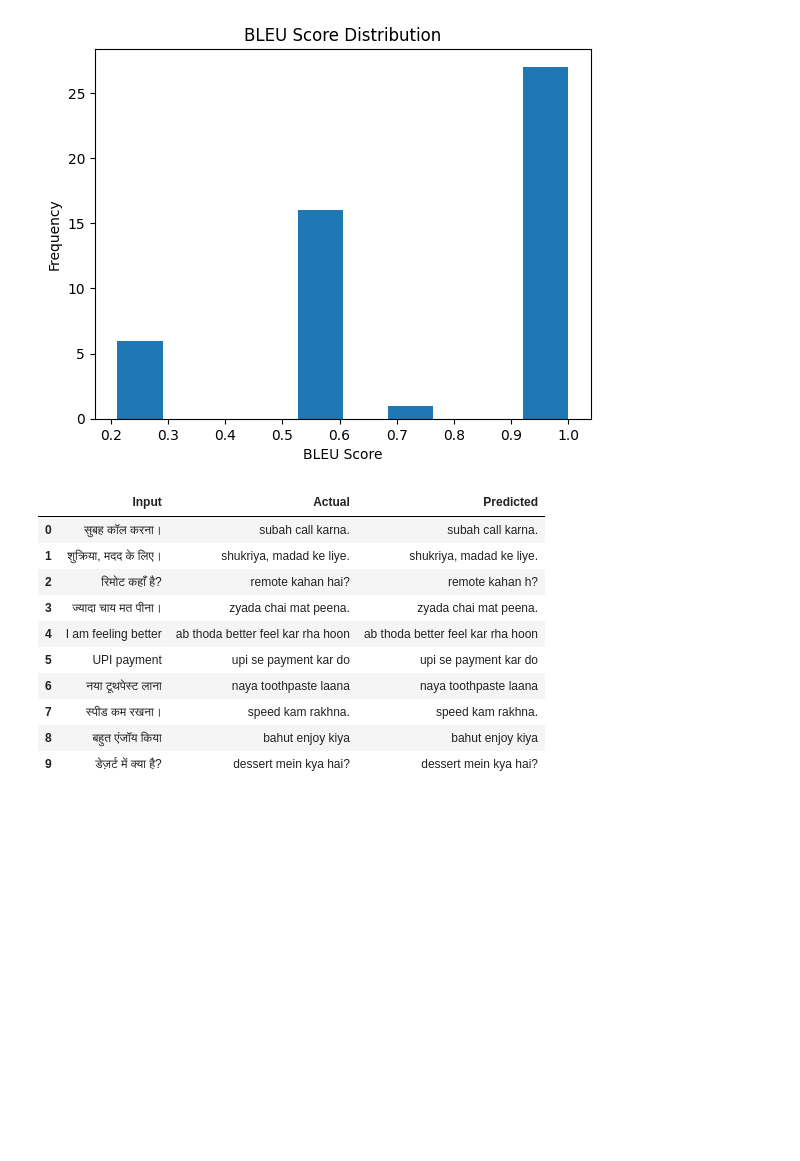
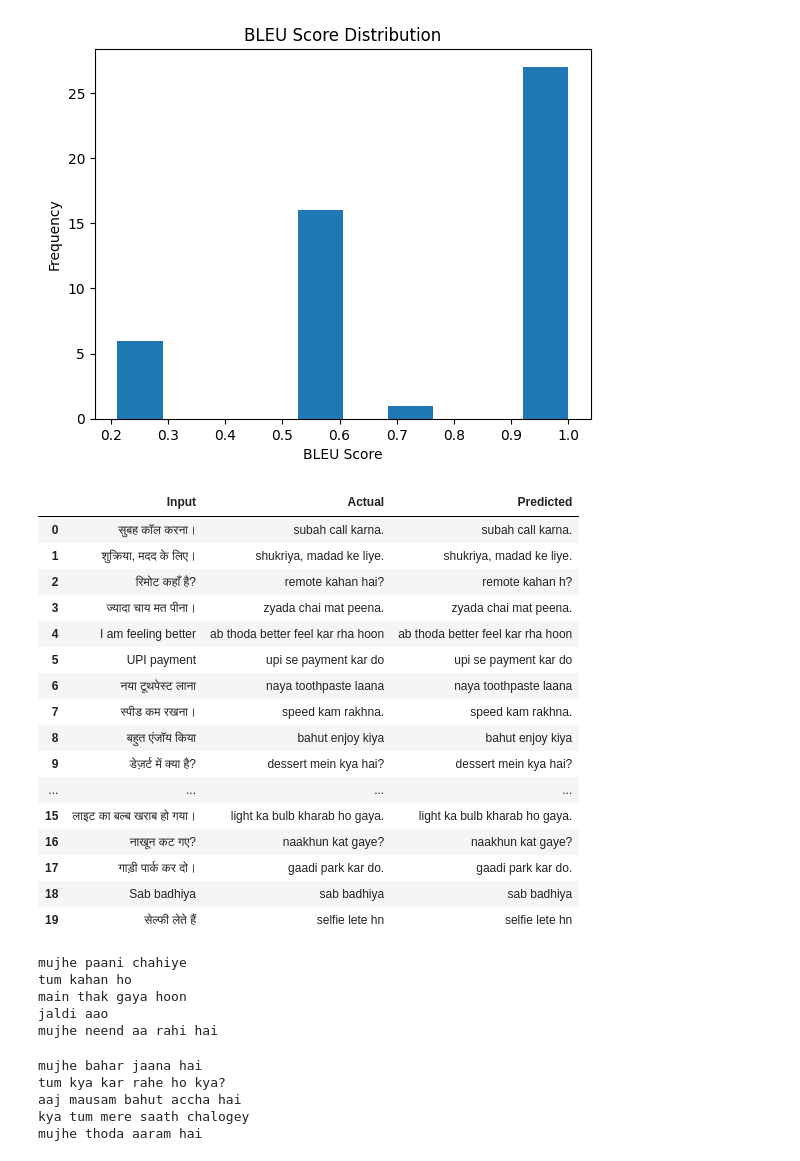
Before and after one commit to aryan-ml/Bidirectional-attention-based-translation-system, a Jupyter notebook: notebooks/main.ipynb, the cells around one changed output. Cells and saved outputs as stored; diff of their text form; code cells hidden in the pictures; blank space fills up the shorter version.

```diff
--- a/notebooks/main.ipynb
+++ b/notebooks/main.ipynb
@@ -298,24 +298,54 @@ plt.show()
 # %%
 results = []
 
-for _, row in samples.head(10).iterrows():
+for _, row in samples.head(20).iterrows():
     inp = row["input"]
     true = row["target"]
     pred = translate(inp)
 
     results.append([inp, true, pred])
 
 results_df = pd.DataFrame(results, columns=["Input", "Actual", "Predicted"])
 results_df
 # %% [output]
 |  | Input | Actual | Predicted |
 | 0 | सुबह कॉल करना। | subah call karna. | subah call karna. |
 | 1 | शुक्रिया, मदद के लिए। | shukriya, madad ke liye. | shukriya, madad ke liye. |
 | 2 | रिमोट कहाँ है? | remote kahan hai? | remote kahan h? |
 | 3 | ज्यादा चाय मत पीना। | zyada chai mat peena. | zyada chai mat peena. |
 | 4 | I am feeling better | ab thoda better feel kar rha hoon | ab thoda better feel kar rha hoon |
 | 5 | UPI payment | upi se payment kar do | upi se payment kar do |
 | 6 | नया टूथपेस्ट लाना | naya toothpaste laana | naya toothpaste laana |
 | 7 | स्पीड कम रखना। | speed kam rakhna. | speed kam rakhna. |
 | 8 | बहुत एंजॉय किया | bahut enjoy kiya | bahut enjoy kiya |
 | 9 | डेज़र्ट में क्या है? | dessert mein kya hai? | dessert mein kya hai? |
+| ... | ... | ... | ... |
+| 15 | लाइट का बल्ब खराब हो गया। | light ka bulb kharab ho gaya. | light ka bulb kharab ho gaya. |
+| 16 | नाखून कट गए? | naakhun kat gaye? | naakhun kat gaye? |
+| 17 | गाड़ी पार्क कर दो। | gaadi park kar do. | gaadi park kar do. |
+| 18 | Sab badhiya | sab badhiya | sab badhiya |
+| 19 | सेल्फी लेते हैं | selfie lete hn | selfie lete hn |
+# %%
+print(translate("मुझे पानी चाहिए"))
+print(translate("तुम कहाँ हो"))
+print(translate("मैं थक गया हूँ"))
+print(translate("जल्दी आओ"))
+print(translate("मुझे नींद आ रही है"))
+# %% [output]
+mujhe paani chahiye
+tum kahan ho
+main thak gaya hoon
+jaldi aao
+mujhe neend aa rahi hai
+# %%
+print(translate("मुझे अभी बाहर जाना है"))
+print(translate("तुम अभी क्या कर रहे हो"))
+print(translate("आज मौसम बहुत अच्छा है"))
+print(translate("क्या तुम मेरे साथ चलोगे"))
+print(translate("मुझे थोड़ा आराम करना है"))
+# %% [output]
+mujhe bahar jaana hai
+tum kya kar rahe ho kya?
+aaj mausam bahut accha hai
+kya tum mere saath chalogey
+mujhe thoda aaram hai
```
Also changed, not shown: parts of 4 cells of this notebook.
